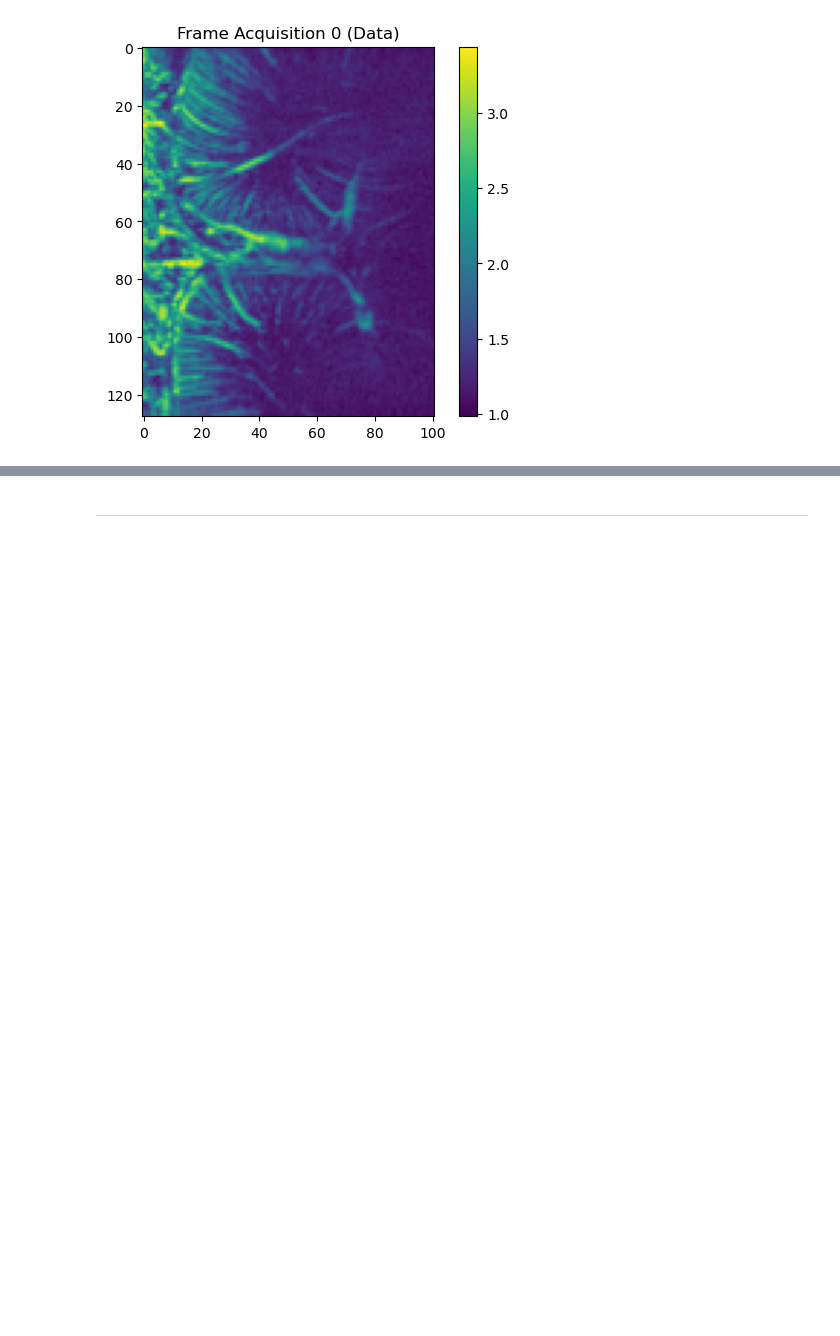
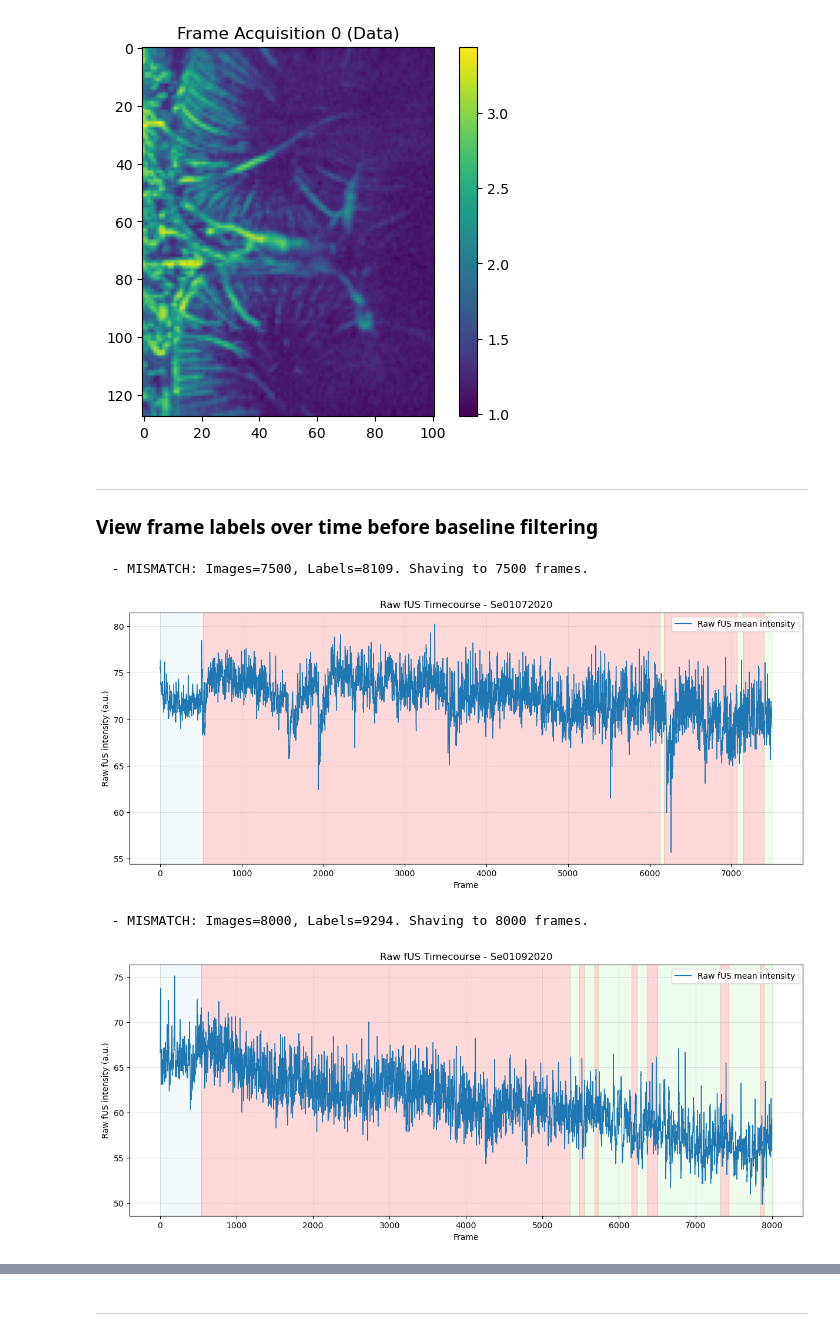
Before and after one commit to brynnhs/fUSPredict, a Jupyter notebook: code/1_preprocessing/1_preprocessing.ipynb, the cells around one changed output, grey strips where cells are left out. Drawn from its saved outputs; the diff is of its cells as text; code cells hidden in the pictures; blank space fills up the shorter version.

Commit message:
added function to plot raw fus over tiem with shaded label segments

```diff
--- a/code/1_preprocessing/1_preprocessing.ipynb
+++ b/code/1_preprocessing/1_preprocessing.ipynb
@@ -136,4 +147,26 @@ Available keys: ['Data']
 <class 'numpy.ndarray'> float64 (128, 101, 7500)
 Text(0.5, 1.0, 'Frame Acquisition 0 (Data)')
 [figure]
+# %% [markdown]
+---
+### View frame labels over time before baseline filtering
+# %%
+hf = importlib.reload(hf)
+# %%
+# # All sessions
+# hf.plot_fus_timecourse_with_labels(data_directory)
+
+# # One specific session
+# hf.plot_fus_timecourse_with_labels(data_directory, sessions="Se01072020")
+
+# A couple sessions
+hf.plot_fus_timecourse_with_labels(
+    data_directory,
+    sessions=["Se01072020", "Se01092020"]
+)
+# %% [output]
+  - MISMATCH: Images=7500, Labels=8109. Shaving to 7500 frames.
+[figure, added]
+  - MISMATCH: Images=8000, Labels=9294. Shaving to 8000 frames.
+[figure, added]
 # %% [markdown]
```
Also changed, not shown: parts of 7 cells of this notebook, 1 other file.
